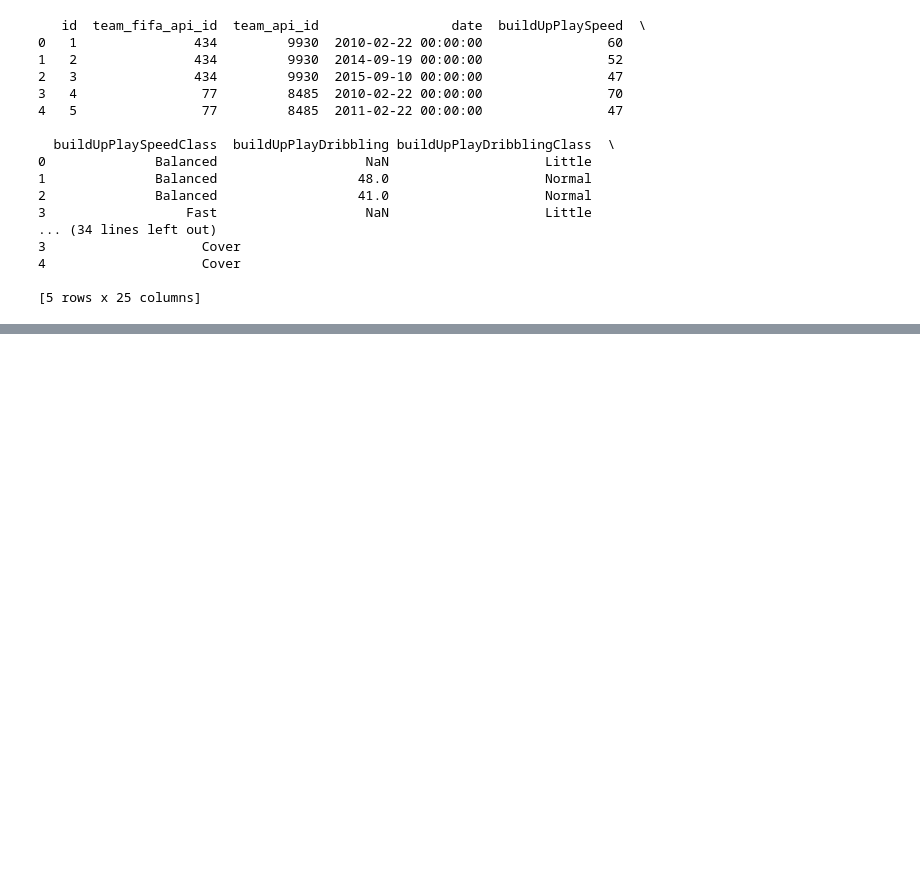
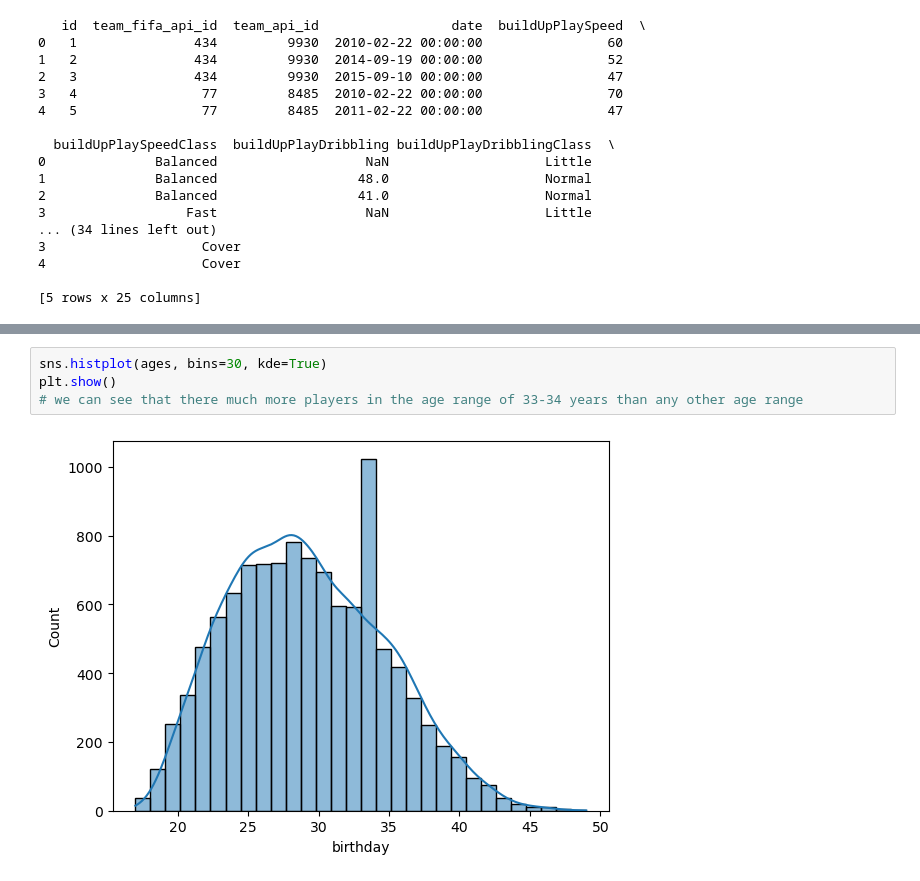
Before and after one commit to cretzu18/dataScienceMachineLearning, a Jupyter notebook: notebooks/european_soccer_eda.ipynb, the cells around one changed output, grey strips where cells are left out. Saved outputs shown, nothing was run; the diff lists cells and outputs as text; blank space fills up the shorter version.

```diff
--- a/notebooks/european_soccer_eda.ipynb
+++ b/notebooks/european_soccer_eda.ipynb
@@ -154,0 +190,6 @@ print(teams_attributes.head())
+# %%
+sns.histplot(ages, bins=30, kde=True)
+plt.show()
+# we can see that there much more players in the age range of 33-34 years than any other age range
+# %% [output]
+[figure, added]
```
Also changed, not shown: parts of 8 cells of this notebook.
